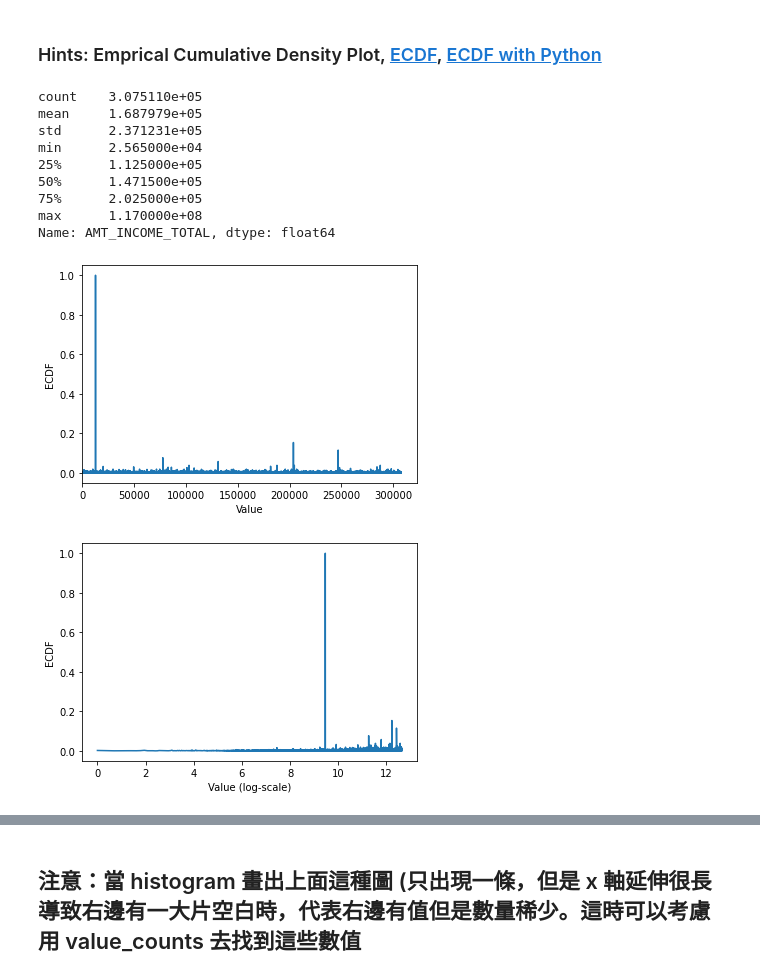
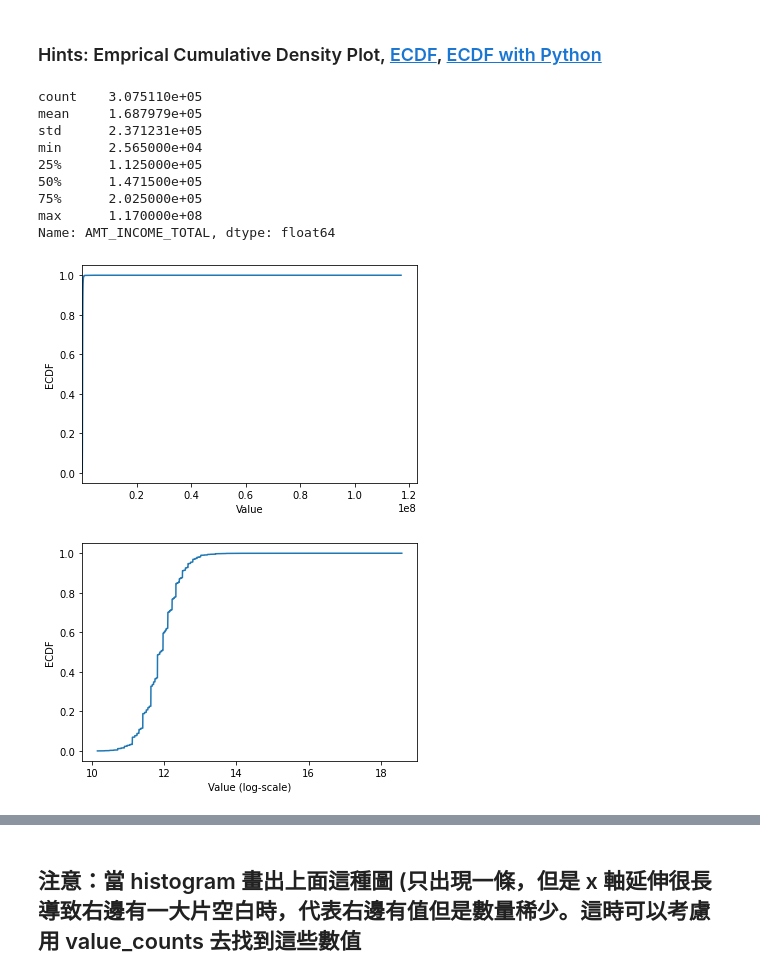
Before and after one commit to MaChengFu/1st-DL-CVMarathon, a Jupyter notebook: Day_009_HW.ipynb, the cells around one changed output, grey strips where cells are left out. Cells and saved outputs as stored; diff of their text form; code cells hidden in the pictures.

```diff
--- a/Day_009_HW.ipynb
+++ b/Day_009_HW.ipynb
@@ -90,37 +89,37 @@ print(app_train['AMT_INCOME_TOTAL'].describe())
 """
 YOUR CODE HERE
 """
-cdf = app_train['AMT_INCOME_TOTAL']
+cdf = app_train.AMT_INCOME_TOTAL.value_counts().sort_index().cumsum()
 
 
 plt.plot(list(cdf.index), cdf/cdf.max())
 plt.xlabel('Value')
 plt.ylabel('ECDF')
 plt.xlim([cdf.index.min(), cdf.index.max() * 1.05]) # 限制顯示圖片的範圍
 plt.ylim([-0.05,1.05]) # 限制顯示圖片的範圍
 
 plt.show()
 
 # 改變 y 軸的 Scale, 讓我們可以正常檢視 ECDF
 plt.plot(np.log(list(cdf.index)), cdf/cdf.max())
 plt.xlabel('Value (log-scale)')
 plt.ylabel('ECDF')
 
 plt.ylim([-0.05,1.05]) # 限制顯示圖片的範圍
 
 plt.show()
 # %% [output]
 count    3.075110e+05
 mean     1.687979e+05
 std      2.371231e+05
 min      2.565000e+04
 25%      1.125000e+05
 50%      1.471500e+05
 75%      2.025000e+05
 max      1.170000e+08
 Name: AMT_INCOME_TOTAL, dtype: float64
-[figure, old version]
+[figure, new version]
-[figure, old version]
+[figure, new version]
 # %% [markdown]
 ## 補充：Normal dist 的 ECDF
 ![ecdf_normal](https://au.mathworks.com/help/examples/stats/win64/PlotEmpiricalCdfAndCompareWithSamplingDistributionExample_01.png)
```
Also changed, not shown: parts of 4 cells of this notebook.
